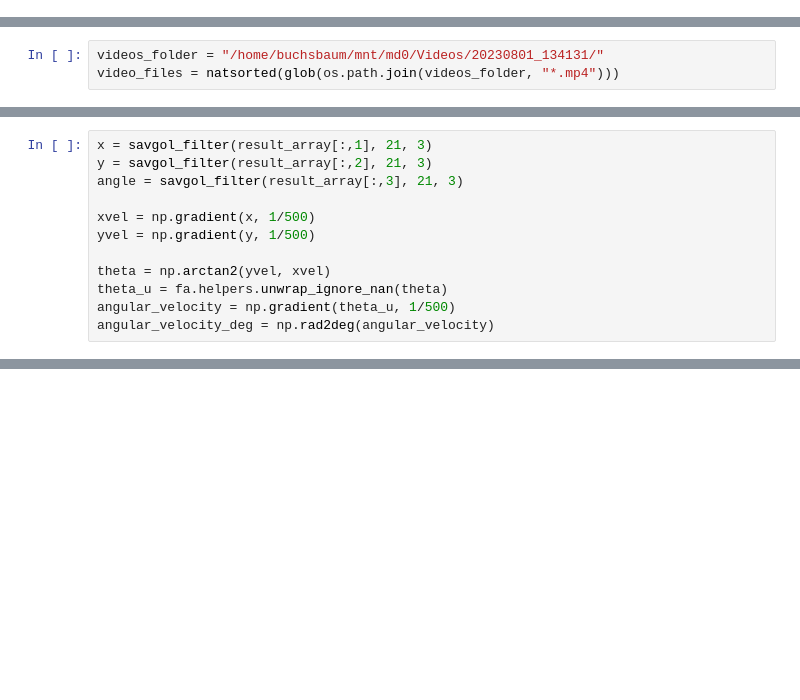
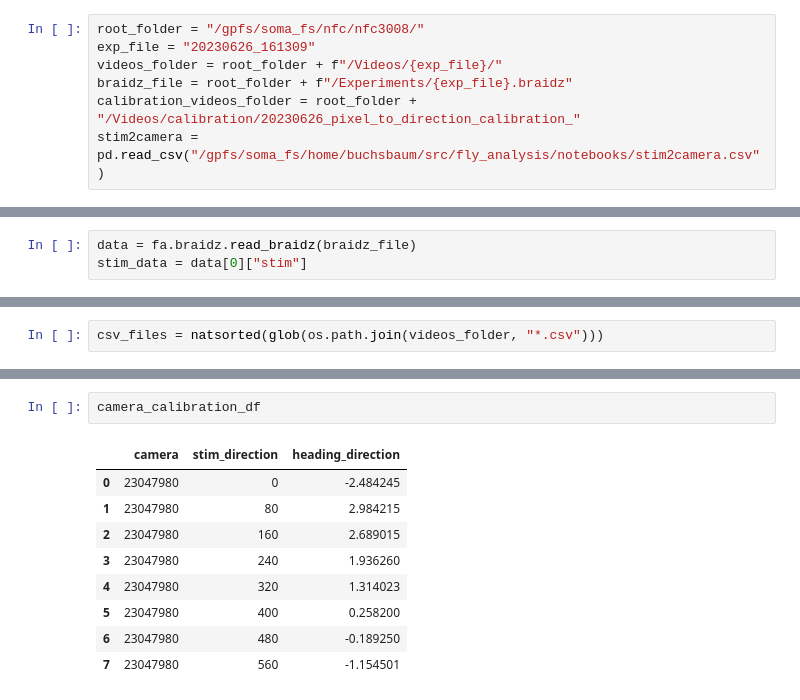
Before and after one commit to elhananby/fly_analysis, a Jupyter notebook: notebooks/VideoAnalysis.ipynb, the cells around one changed output, grey strips where cells are left out. Drawn from its saved outputs; the diff is of its cells as text; blank space fills up the shorter version.

```diff
--- a/notebooks/VideoAnalysis.ipynb
+++ b/notebooks/VideoAnalysis.ipynb
@@ -9,0 +119,7 @@ from scipy.signal import savgol_filter
+# %%
+root_folder = "/gpfs/soma_fs/nfc/nfc3008/"
+exp_file = "20230626_161309"
+videos_folder = root_folder + f"/Videos/{exp_file}/"
+braidz_file = root_folder + f"/Experiments/{exp_file}.braidz"
+calibration_videos_folder = root_folder + "/Videos/calibration/20230626_pixel_to_direction_calibration_"
+stim2camera = pd.read_csv("/gpfs/soma_fs/home/buchsbaum/src/fly_analysis/notebooks/stim2camera.csv")
@@ -9,0 +129,3 @@ from scipy.signal import savgol_filter
+# %%
+data = fa.braidz.read_braidz(braidz_file)
+stim_data = data[0]["stim"]
@@ -10,3 +142,2 @@ from scipy.signal import savgol_filter
 # %%
-videos_folder = "/home/buchsbaum/mnt/md0/Videos/20230801_134131/"
-video_files = natsorted(glob(os.path.join(videos_folder, "*.mp4")))
+csv_files = natsorted(glob(os.path.join(videos_folder, "*.csv")))
@@ -67,12 +145,0 @@ for video in video_files:
-# %%
-x = savgol_filter(result_array[:,1], 21, 3)
-y = savgol_filter(result_array[:,2], 21, 3)
-angle = savgol_filter(result_array[:,3], 21, 3)
-
-xvel = np.gradient(x, 1/500)
-yvel = np.gradient(y, 1/500)
-
-theta = np.arctan2(yvel, xvel)
-theta_u = fa.helpers.unwrap_ignore_nan(theta)
-angular_velocity = np.gradient(theta_u, 1/500)
-angular_velocity_deg = np.rad2deg(angular_velocity)
@@ -84,0 +210,12 @@ plt.show()
+# %%
+camera_calibration_df
+# %% [output]
+|  | camera | stim_direction | heading_direction |
+| 0 | 23047980 | 0 | -2.484245 |
+| 1 | 23047980 | 80 | 2.984215 |
+| 2 | 23047980 | 160 | 2.689015 |
+| 3 | 23047980 | 240 | 1.936260 |
+| 4 | 23047980 | 320 | 1.314023 |
+| 5 | 23047980 | 400 | 0.258200 |
+| 6 | 23047980 | 480 | -0.189250 |
+| 7 | 23047980 | 560 | -1.154501 |
```
Also changed, not shown: parts of 10 cells of this notebook, 5 other files.
